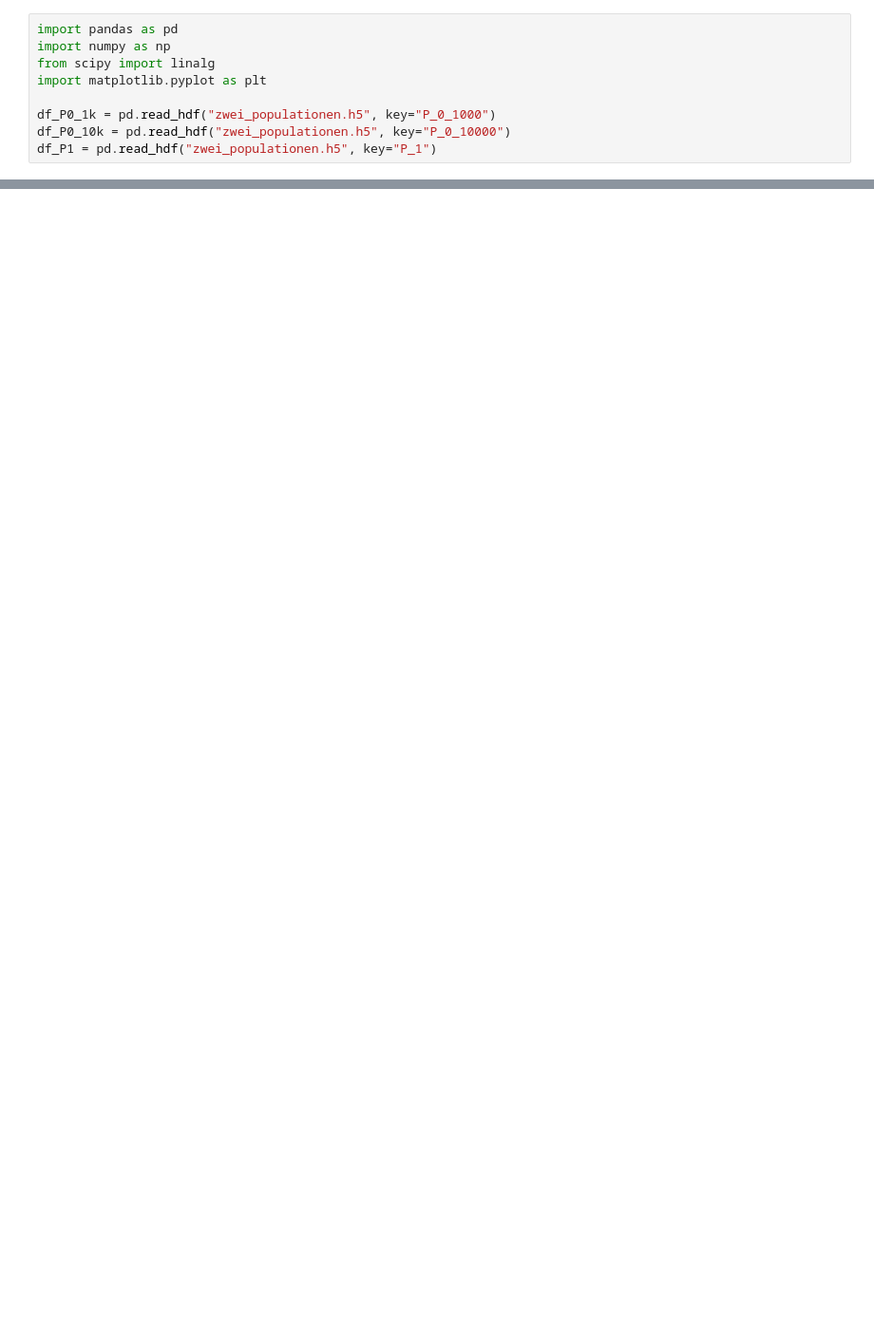
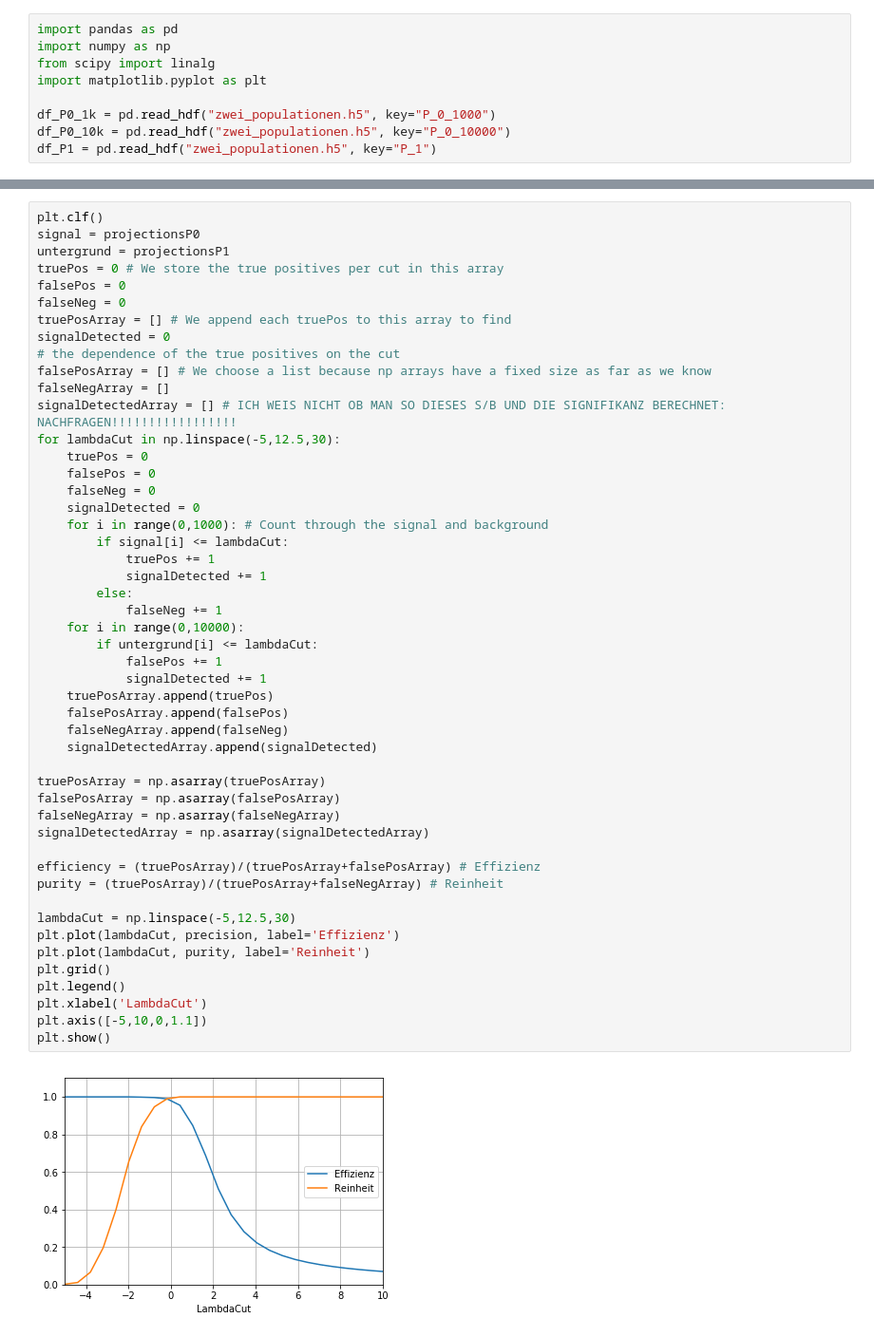
Before and after one commit to JaLuka98/SMD18-19, a Jupyter notebook: Übungsblätter/Blatt4/aufgabe3.ipynb, the cells around one changed output, grey strips where cells are left out. Shown at 95% size. Saved outputs shown, nothing was run; the diff lists cells and outputs as text; blank space fills up the shorter version.

```diff
--- a/Übungsblätter/Blatt4/aufgabe3.ipynb
+++ b/Übungsblätter/Blatt4/aufgabe3.ipynb
@@ -49,0 +89,51 @@ plt.show()
+# %%
+plt.clf()
+signal = projectionsP0
+untergrund = projectionsP1
+truePos = 0 # We store the true positives per cut in this array
+falsePos = 0
+falseNeg = 0
+truePosArray = [] # We append each truePos to this array to find
+signalDetected = 0
+# the dependence of the true positives on the cut
+falsePosArray = [] # We choose a list because np arrays have a fixed size as far as we know
+falseNegArray = []
+signalDetectedArray = [] # ICH WEIS NICHT OB MAN SO DIESES S/B UND DIE SIGNIFIKANZ BERECHNET: NACHFRAGEN!!!!!!!!!!!!!!!!!
+for lambdaCut in np.linspace(-5,12.5,30):
+    truePos = 0
+    falsePos = 0
+    falseNeg = 0
+    signalDetected = 0
+    for i in range(0,1000): # Count through the signal and background
+        if signal[i] <= lambdaCut:
+            truePos += 1
+            signalDetected += 1
+        else:
+            falseNeg += 1
+    for i in range(0,10000):
+        if untergrund[i] <= lambdaCut:
+            falsePos += 1
+            signalDetected += 1
+    truePosArray.append(truePos)
+    falsePosArray.append(falsePos)
+    falseNegArray.append(falseNeg)
+    signalDetectedArray.append(signalDetected)
+
+truePosArray = np.asarray(truePosArray)
+falsePosArray = np.asarray(falsePosArray)
+falseNegArray = np.asarray(falseNegArray)
+signalDetectedArray = np.asarray(signalDetectedArray)
+
+efficiency = (truePosArray)/(truePosArray+falsePosArray) # Effizienz
+purity = (truePosArray)/(truePosArray+falseNegArray) # Reinheit
+
+lambdaCut = np.linspace(-5,12.5,30)
+plt.plot(lambdaCut, precision, label='Effizienz')
+plt.plot(lambdaCut, purity, label='Reinheit')
+plt.grid()
+plt.legend()
+plt.xlabel('LambdaCut')
+plt.axis([-5,10,0,1.1])
+plt.show()
+# %% [output]
+[figure, added]
```
Also changed, not shown: parts of 5 cells of this notebook, 2 other files.
